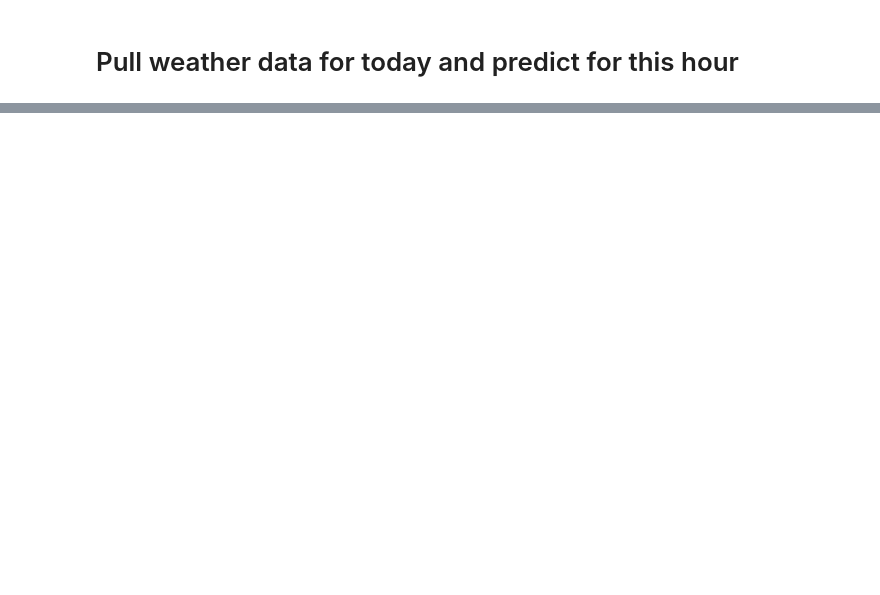
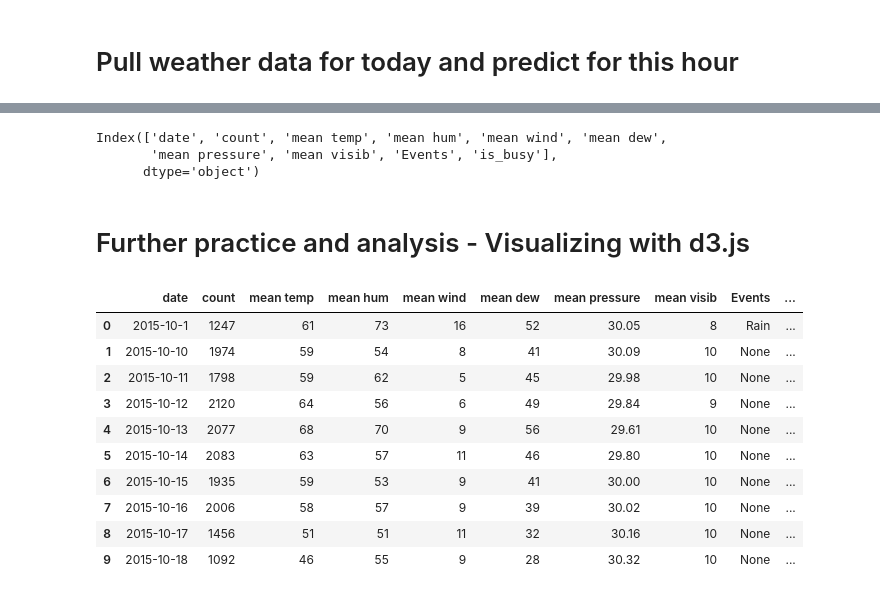
Before and after one commit to hyunhw/Practice-and-notes, a Jupyter notebook: Machine-learning/Decision Trees/Predicting Bike Rental-by day.ipynb, the cells around one changed output, grey strips where cells are left out. Drawn from its saved outputs; the diff is of its cells as text; code cells hidden in the pictures; blank space fills up the shorter version.

```diff
--- a/Machine-learning/Decision Trees/Predicting Bike Rental-by day.ipynb
+++ b/Machine-learning/Decision Trees/Predicting Bike Rental-by day.ipynb
@@ -322,0 +325,23 @@ array([2])
+# %%
+testread=pd.read_csv('weather_rental.csv')
+print(testread.columns)
+# %% [output]
+Index(['date', 'count', 'mean temp', 'mean hum', 'mean wind', 'mean dew',
+       'mean pressure', 'mean visib', 'Events', 'is_busy'],
+      dtype='object')
+# %% [markdown]
+# Further practice and analysis - Visualizing with d3.js
+# %%
+weather_rental.head(10)
+# %% [output]
+|  | date | count | mean temp | mean hum | mean wind | mean dew | mean pressure | mean visib | Events | ... |
+| 0 | 2015-10-1 | 1247 | 61 | 73 | 16 | 52 | 30.05 | 8 | Rain | ... |
+| 1 | 2015-10-10 | 1974 | 59 | 54 | 8 | 41 | 30.09 | 10 | None | ... |
+| 2 | 2015-10-11 | 1798 | 59 | 62 | 5 | 45 | 29.98 | 10 | None | ... |
+| 3 | 2015-10-12 | 2120 | 64 | 56 | 6 | 49 | 29.84 | 9 | None | ... |
+| 4 | 2015-10-13 | 2077 | 68 | 70 | 9 | 56 | 29.61 | 10 | None | ... |
+| 5 | 2015-10-14 | 2083 | 63 | 57 | 11 | 46 | 29.80 | 10 | None | ... |
+| 6 | 2015-10-15 | 1935 | 59 | 53 | 9 | 41 | 30.00 | 10 | None | ... |
+| 7 | 2015-10-16 | 2006 | 58 | 57 | 9 | 39 | 30.02 | 10 | None | ... |
+| 8 | 2015-10-17 | 1456 | 51 | 51 | 11 | 32 | 30.16 | 10 | None | ... |
+| 9 | 2015-10-18 | 1092 | 46 | 55 | 9 | 28 | 30.32 | 10 | None | ... |
```
Also changed, not shown: parts of 6 cells of this notebook, 2 other files.
